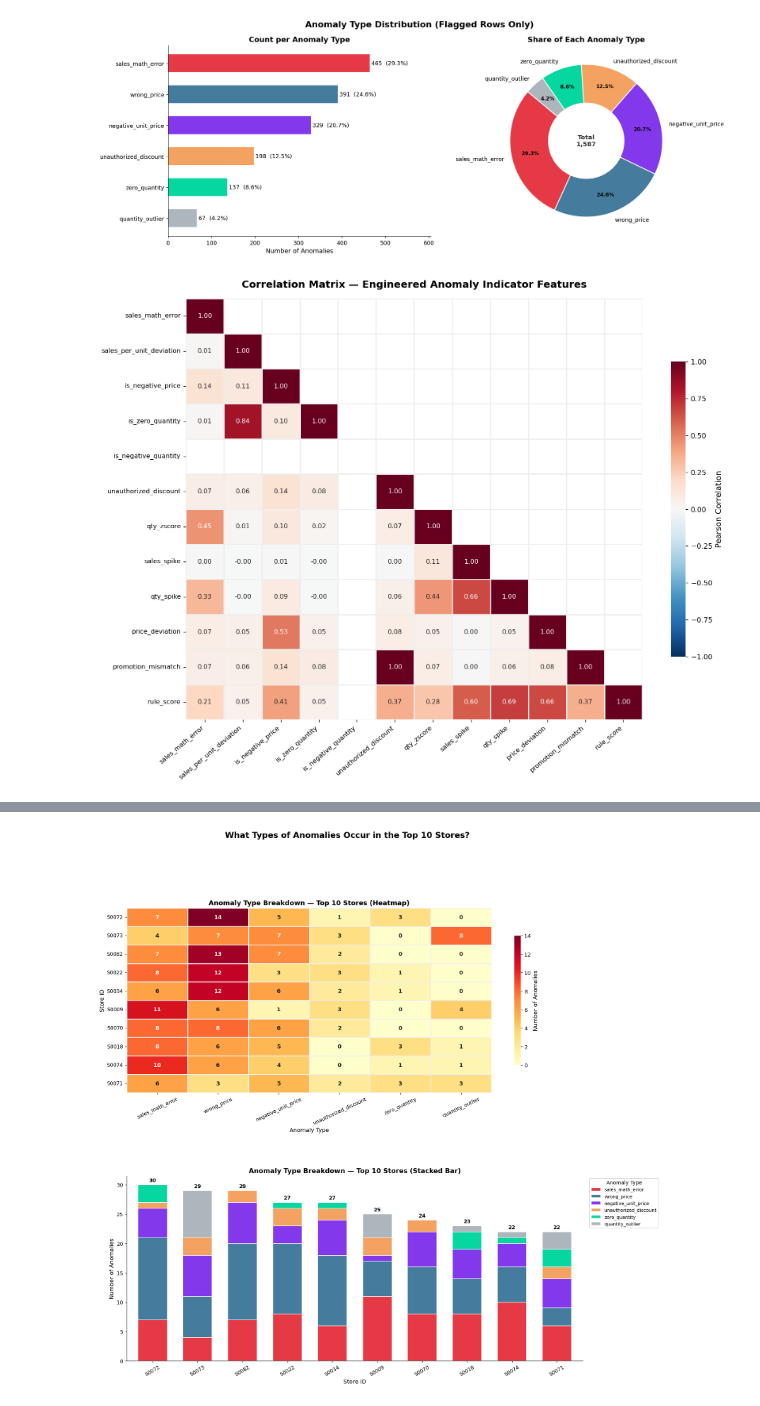
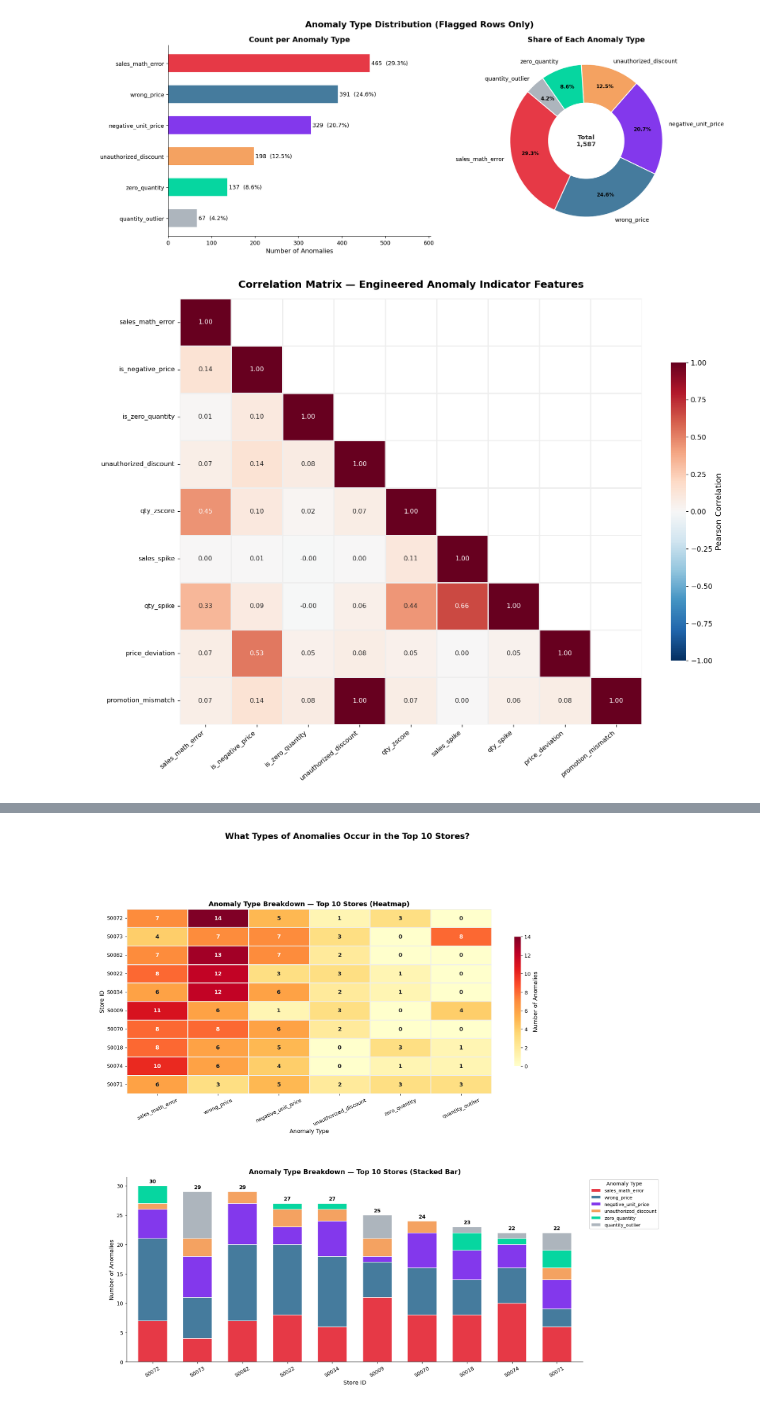
Before and after one commit to Suhastg2004/ai-data-quality-pipeline, a Jupyter notebook: dq_pipeline/dq_given_data/visulaization.ipynb, the cells around one changed output, grey strips where cells are left out. Cells and saved outputs as stored; diff of their text form; code cells hidden in the pictures.

```diff
--- a/dq_pipeline/dq_given_data/visulaization.ipynb
+++ b/dq_pipeline/dq_given_data/visulaization.ipynb
@@ -134,42 +129,39 @@ plt.show()
 # %% [output]
 [figure]
 # %%
-
-# ═══════════════════════════════════════════════════════════════════════════════
 # VIZ 2 — CORRELATION MATRIX: ENGINEERED FEATURES ONLY (lower triangle)
-# ═══════════════════════════════════════════════════════════════════════════════
 
 engineered_cols = [
-    "sales_math_error", "sales_per_unit_deviation",
-    "is_negative_price", "is_zero_quantity", "is_negative_quantity",
+    "sales_math_error",
+    "is_negative_price", "is_zero_quantity",
     "unauthorized_discount", "qty_zscore",
 ]
 precomputed = ["sales_spike", "qty_spike", "price_deviation",
-               "negative_inventory", "promotion_mismatch", "rule_score"]
+               "negative_inventory", "promotion_mismatch"]
 existing_precomputed = [c for c in precomputed if c in df.columns and df[c].std() > 0]
 viz_cols = engineered_cols + existing_precomputed
 
 corr = df[viz_cols].corr()
 mask = np.triu(np.ones_like(corr, dtype=bool), k=1)  # keep lower triangle + diagonal
 
 fig, ax = plt.subplots(figsize=(13, 10))
 sns.heatmap(
     corr,
     mask=mask,
     annot=True, fmt=".2f",
     cmap="RdBu_r", center=0, vmin=-1, vmax=1,
     linewidths=0.6, linecolor="#eee",
     annot_kws={"size": 9},
     cbar_kws={"label": "Pearson Correlation", "shrink": 0.7},
     ax=ax,
 )
 ax.set_title("Correlation Matrix — Engineered Anomaly Indicator Features",
              fontsize=14, pad=15)
 plt.xticks(rotation=40, ha="right", fontsize=9)
 plt.yticks(rotation=0, fontsize=9)
 plt.tight_layout()
 plt.savefig("output/viz_2_feature_correlation.png", dpi=150, bbox_inches="tight")
 plt.show()
 # %% [output]
-[figure, old version]
+[figure, new version]
 # %%
```
Also changed, not shown: parts of 5 cells of this notebook.
